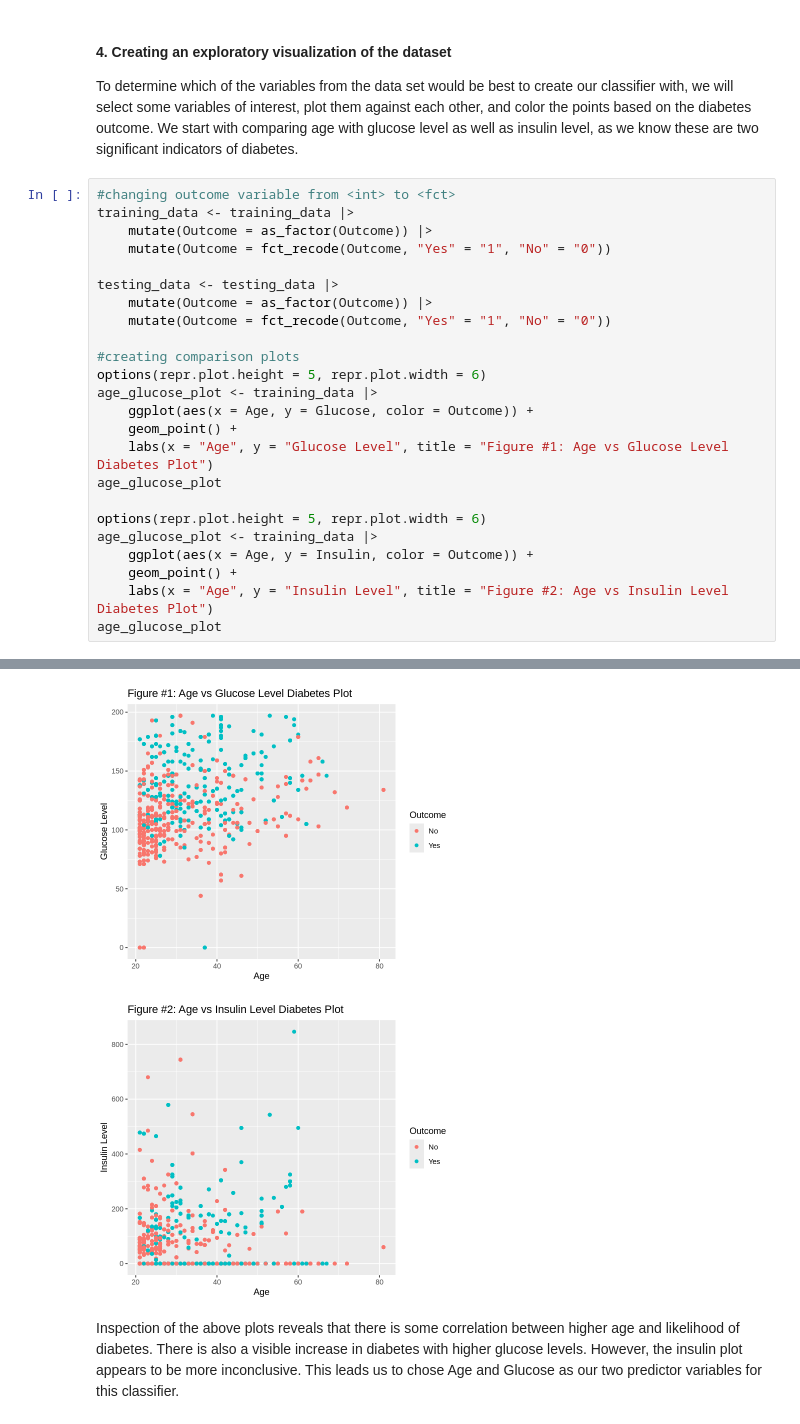
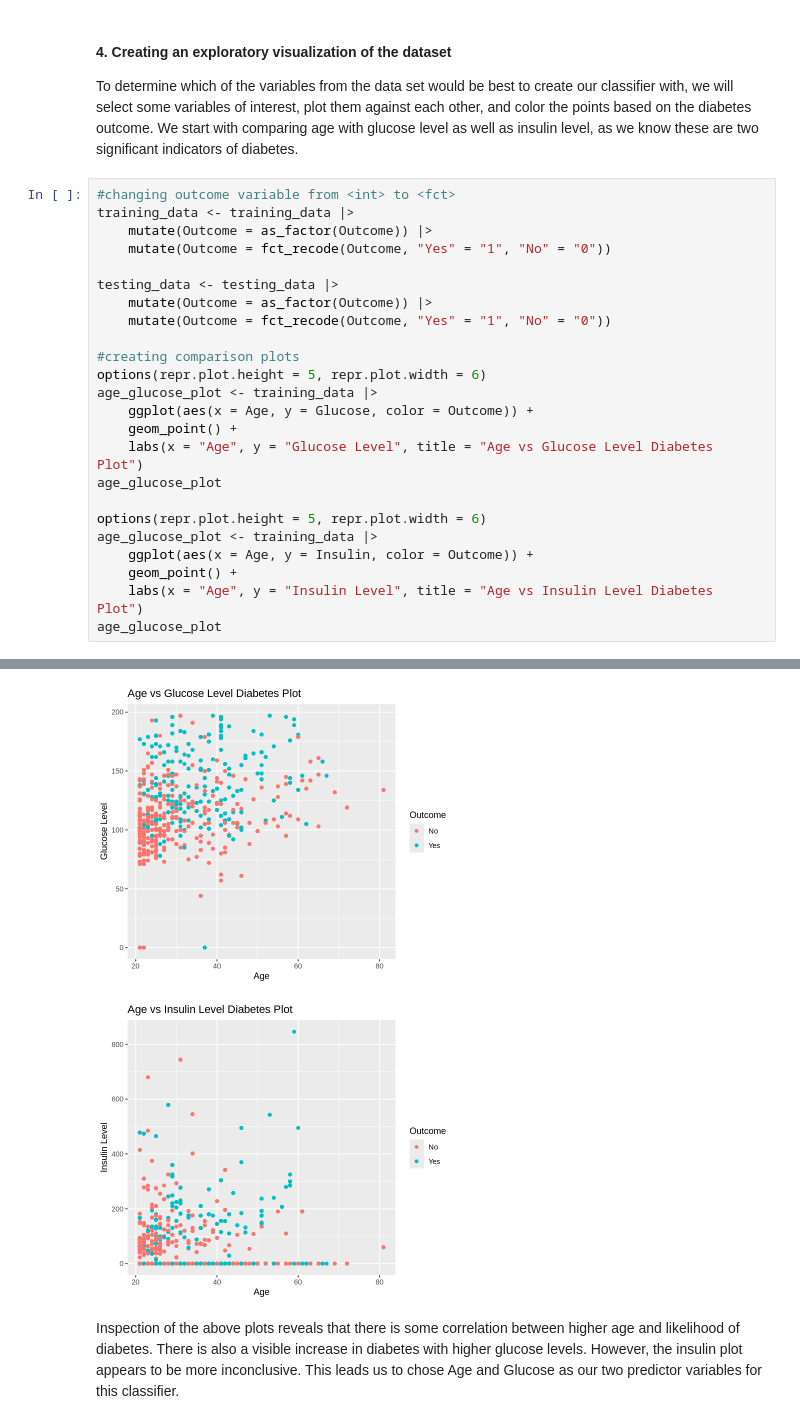
Before and after one commit to nityag11/DSCI-100-group17-project, a Jupyter notebook: Projectv2.ipynb, the cells around one changed output, grey strips where cells are left out. Drawn from its saved outputs; the diff is of its cells as text.

```diff
--- a/Projectv2.ipynb
+++ b/Projectv2.ipynb
@@ -207,13 +206,13 @@ options(repr.plot.height = 5, repr.plot.width = 6)
 age_glucose_plot <- training_data |>
     ggplot(aes(x = Age, y = Glucose, color = Outcome)) +
     geom_point() +
-    labs(x = "Age", y = "Glucose Level", title = "Figure #1: Age vs Glucose Level Diabetes Plot")
+    labs(x = "Age", y = "Glucose Level", title = "Age vs Glucose Level Diabetes Plot")
 age_glucose_plot
 
 options(repr.plot.height = 5, repr.plot.width = 6)
 age_glucose_plot <- training_data |>
     ggplot(aes(x = Age, y = Insulin, color = Outcome)) +
     geom_point() +
-    labs(x = "Age", y = "Insulin Level", title = "Figure #2: Age vs Insulin Level Diabetes Plot")
+    labs(x = "Age", y = "Insulin Level", title = "Age vs Insulin Level Diabetes Plot")
 age_glucose_plot
 # %% [output]
@@ -230,5 +219,5 @@ Caused by warning:
-[figure, old version]
+[figure, new version]
-[figure, old version]
+[figure, new version]
 # %% [markdown]
 Inspection of the above plots reveals that there is some correlation between higher age and likelihood of diabetes. There is also a visible increase in diabetes with higher glucose levels. However, the insulin plot appears to be more inconclusive. This leads us to chose Age and Glucose as our two predictor variables for this classifier.
 # %% [markdown]
```
Also changed, not shown: parts of 5 cells of this notebook.
